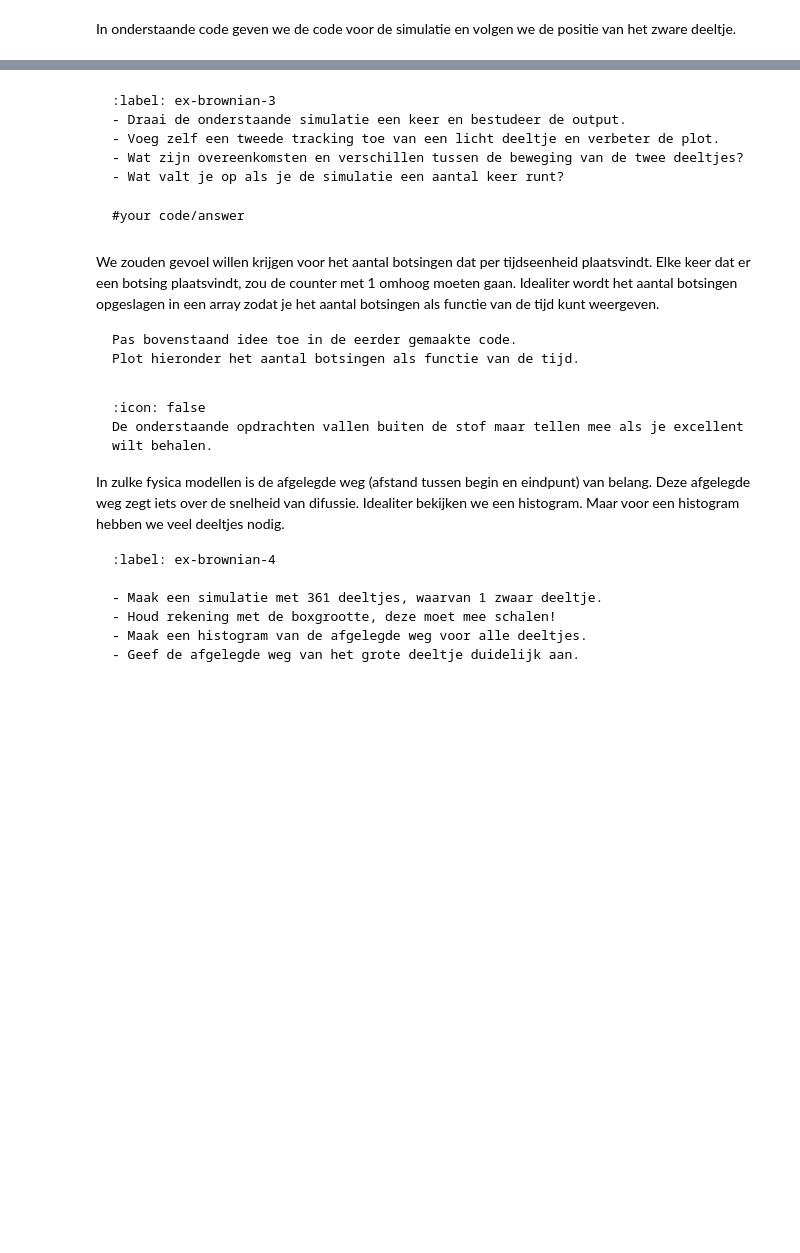
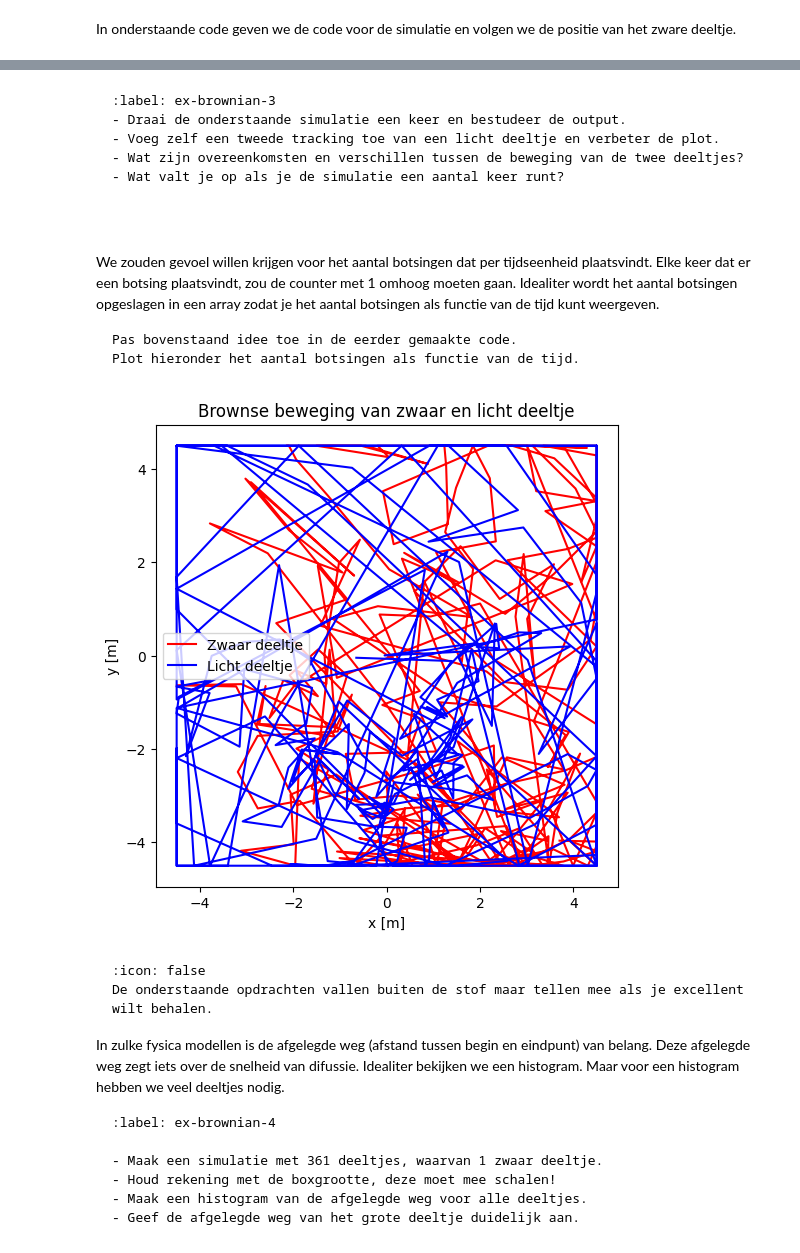
Before and after one commit to JanvandePoll/repository-jan, a Jupyter notebook: 4_brownianmotion.ipynb, the cells around one changed output, grey strips where cells are left out. Saved outputs shown, nothing was run; the diff lists cells and outputs as text; code cells hidden in the pictures; blank space fills up the shorter version.

````diff
--- a/4_brownianmotion.ipynb
+++ b/4_brownianmotion.ipynb
@@ -200,7 +200,7 @@ plt.show()
 ```
 
 ```{solution} ex-brownian-3
-#your code/answer
+
 ```
 # %% [markdown]
 We zouden gevoel willen krijgen voor het aantal botsingen dat per tijdseenheid plaatsvindt.
@@ -213,6 +213,46 @@ Plot hieronder het aantal botsingen als functie van de tijd.
 ```
 # %%
 #your code/answer
+# Lijstjes voor tracking van het zware deeltje en een licht deeltje
+track_x = []
+track_y = []
+
+track_x_light = []
+track_y_light = []
+
+# Stel massa's in: zwaar deeltje is het laatste, licht deeltje bijvoorbeeld het eerste
+particles[N-1].m = 1e-24  # zwaar deeltje
+particles[0].m = 4.65e-26 # licht deeltje
+
+# simulatie
+for i in range(400):
+    # Update positie en check voor wanden per deeltje
+    for p in particles:
+        p.update_position()
+        p.boxcollision()     # periodieke rand of spiegeling
+
+    # onderlinge botsingen
+    handle_collisions(particles)
+
+    # track posities
+    track_x.append(particles[N-1].r[0])
+    track_y.append(particles[N-1].r[1])
+
+    track_x_light.append(particles[0].r[0])
+    track_y_light.append(particles[0].r[1])
+
+# Plotten van beide trajecten
+plt.figure(figsize=(6,6))
+plt.plot(track_x, track_y, 'r', label='Zwaar deeltje')
+plt.plot(track_x_light, track_y_light, 'b', label='Licht deeltje')
+plt.xlabel('x [m]')
+plt.ylabel('y [m]')
+plt.title('Brownse beweging van zwaar en licht deeltje')
+plt.legend()
+plt.gca().set_aspect('equal')
+plt.show()
+# %% [output]
+[figure, added]
 # %% [markdown]
 ```{warning} 🌶 Let op!
 :icon: false
````
Also changed, not shown: parts of 5 cells of this notebook.
